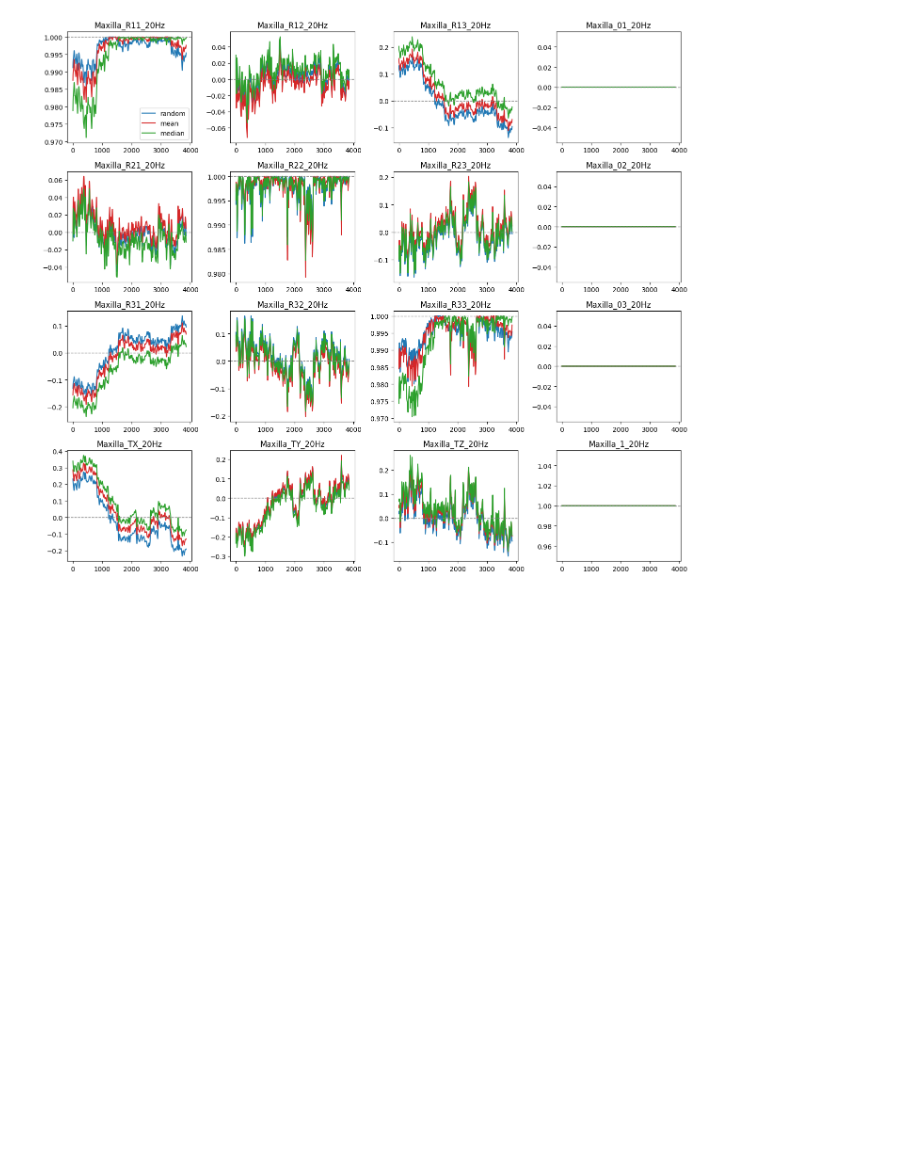
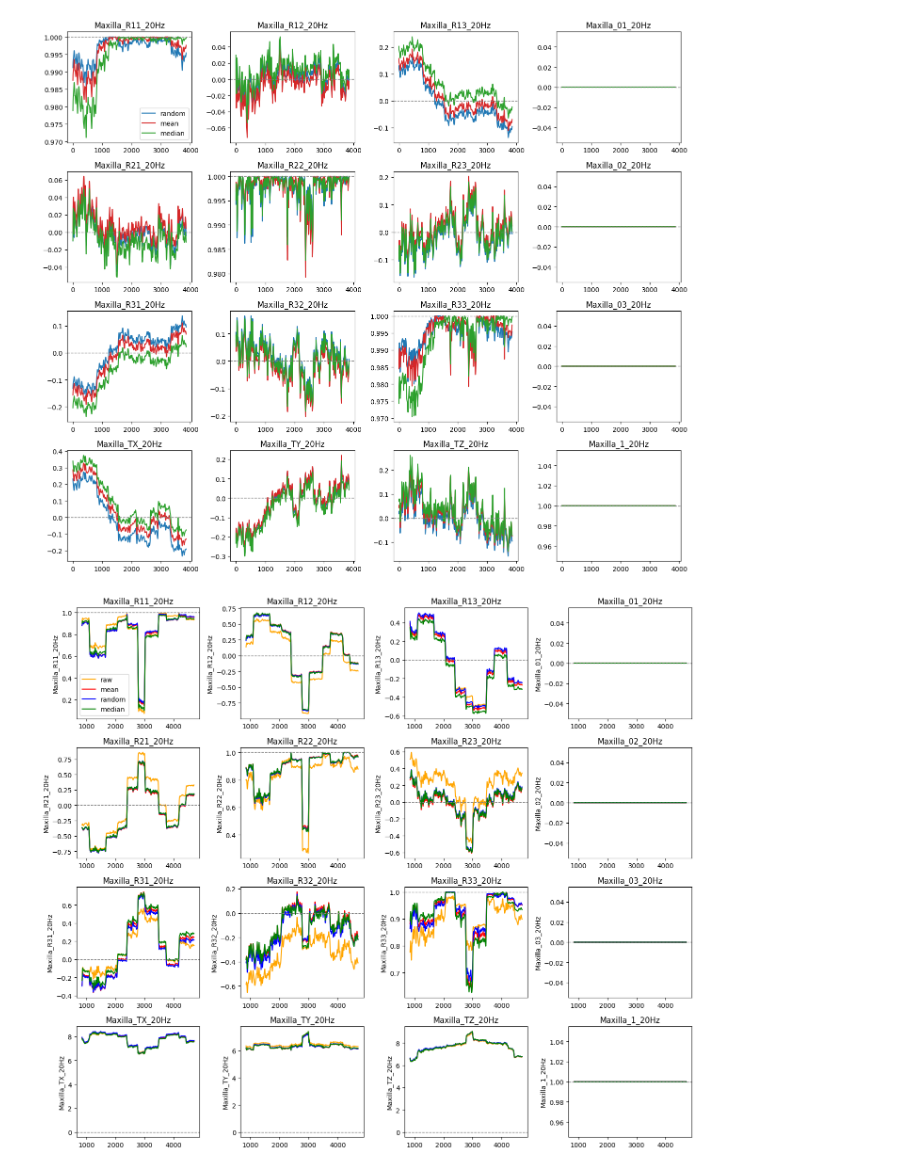
Before and after one commit to tcmarino8/BirdSongs-MNHN, a Jupyter notebook: Testing/Code-Testing/basic_distance_analysis.ipynb, the cells around one changed output. Cells and saved outputs as stored; diff of their text form; code cells hidden in the pictures; blank space fills up the shorter version.

Commit message:
working towards better visualizations

```diff
--- a/Testing/Code-Testing/basic_distance_analysis.ipynb
+++ b/Testing/Code-Testing/basic_distance_analysis.ipynb
@@ -622,3 +622,53 @@ plt.show()
 transformation names: ['Maxilla_R11_20Hz', 'Maxilla_R12_20Hz', 'Maxilla_R13_20Hz', 'Maxilla_01_20Hz', 'Maxilla_R21_20Hz', 'Maxilla_R22_20Hz', 'Maxilla_R23_20Hz', 'Maxilla_02_20Hz', 'Maxilla_R31_20Hz', ...
 [figure]
 [figure]
+# %%
+#plotting the raw rigid body transformation data vs the corrected transformation data
+raw_data = pd.read_csv('../Canaries-Test/Data/RigidBody002_Maxilla_transformationFiltered_20Hz.csv').dropna()
+mean_corrected_data = pd.read_csv('../Canaries-Test/Data/Corrected_RigidBody002_Maxilla_transformationFiltered_20Hz_mean.csv').dropna()
+random_Cells_corrected_data = pd.read_csv('../Canaries-Test/Data/Corrected_RigidBody002_Maxilla_transformationFiltered_20Hz_random.csv').dropna()
+median_cells_corrected_data = pd.read_csv('../Canaries-Test/Data/Corrected_RigidBody002_Maxilla_transformationFiltered_20Hz_median.csv').dropna()
+
+transformation_names = common_cols
+print('transformation names:', transformation_names)
+fig, axes = plt.subplots(4, 4, figsize=(14, 12))
+for i in range(4):
+    for j in range(4):
+        idx = i * 4 + j
+        sns.kdeplot(data_random[:, idx], ax=axes[i, j], fill=True, color=color_random, alpha=0.35, label='random')
+        sns.kdeplot(data_mean[:, idx], ax=axes[i, j], fill=True, color=color_mean, alpha=0.35, label='mean')
+        sns.kdeplot(data_median[:, idx], ax=axes[i, j], fill=True, color=color_median, alpha=0.35, label='median')
+        if i == j:
+            axes[i, j].axvline(x=1, color='gray', linestyle='--', linewidth=1)
+        else:
+            axes[i, j].axvline(x=0, color='gray', linestyle='--', linewidth=1)
+        axes[i, j].set_title(transformation_names[idx])
+        if i == 0 and j == 0:
+            axes[i, j].legend()
+plt.tight_layout()
+plt.show()
+
+# Line comparison in 4x4 layout (blue=results, red=mean)
+fig, axes = plt.subplots(4, 4, figsize=(14, 12))
+for i in range(4):
+    for j in range(4):
+        idx = i * 4 + j
+        sns.lineplot(data=raw_data.iloc[:, idx], ax=axes[i, j], color='orange', label='raw')
+        sns.lineplot(data=mean_corrected_data.iloc[:, idx], ax=axes[i, j], color='red', label='mean')
+        sns.lineplot(data=random_Cells_corrected_data.iloc[:, idx], ax=axes[i, j], color='blue', label='random')
+        sns.lineplot(data=median_cells_corrected_data.iloc[:, idx], ax=axes[i, j], color='green', label='median')
+        if i == j:
+            axes[i, j].axhline(y=1, color='gray', linestyle='--', linewidth=1)
+        else:
+            axes[i, j].axhline(y=0, color='gray', linestyle='--', linewidth=1)
+        axes[i, j].set_title(transformation_names[idx])
+        if i == 0 and j == 0:
+            axes[i, j].legend()
+        else:
+            leg = axes[i, j].get_legend()
+            if leg is not None:
+                leg.remove()
+plt.tight_layout()
+plt.show()
+# %% [output]
+[figure, added]
```
